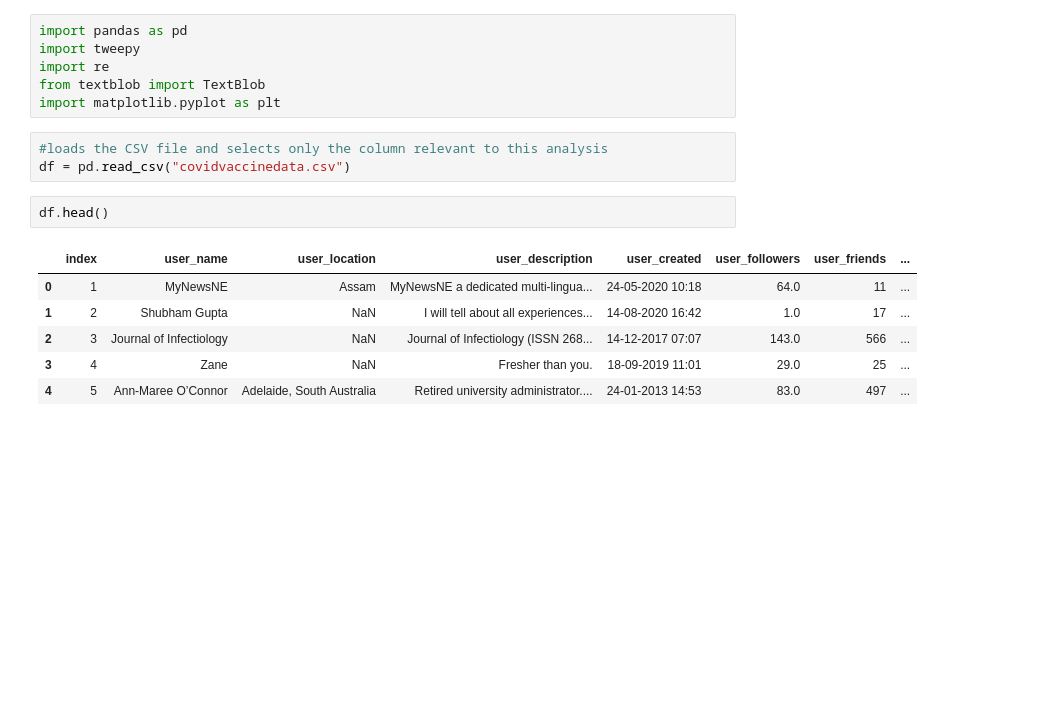
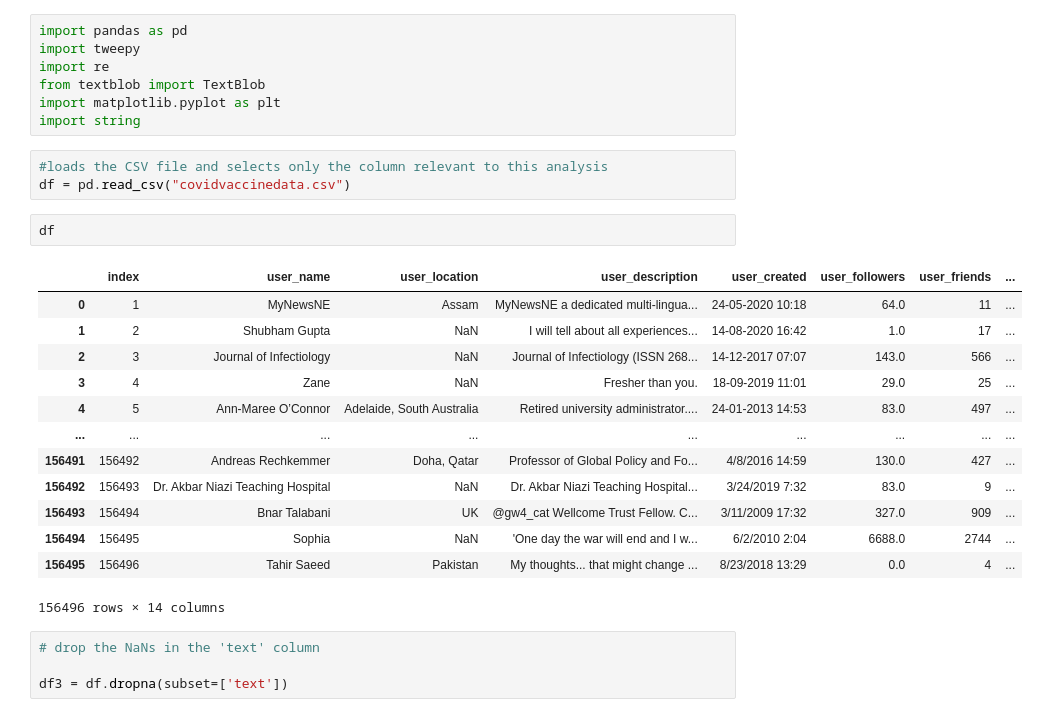
Before and after one commit to brettmw92/Covid-Vaccine-Hashtagged-Tweets, a Jupyter notebook: Twitter Text Cleaning.ipynb, the cells around one changed output. Drawn from its saved outputs; the diff is of its cells as text; blank space fills up the shorter version.

Commit message:
adding text cleaning script

```diff
--- a/Twitter Text Cleaning.ipynb
+++ b/Twitter Text Cleaning.ipynb
@@ -4,15 +4,27 @@ import tweepy
 import re
 from textblob import TextBlob
 import matplotlib.pyplot as plt
+import string
 # %%
 #loads the CSV file and selects only the column relevant to this analysis
 df = pd.read_csv("covidvaccinedata.csv")
 # %%
-df.head()
+df
 # %% [output]
 |  | index | user_name | user_location | user_description | user_created | user_followers | user_friends | ... |
 | 0 | 1 | MyNewsNE | Assam | MyNewsNE a dedicated multi-lingua... | 24-05-2020 10:18 | 64.0 | 11 | ... |
 | 1 | 2 | Shubham Gupta | NaN | I will tell about all experiences... | 14-08-2020 16:42 | 1.0 | 17 | ... |
 | 2 | 3 | Journal of Infectiology | NaN | Journal of Infectiology (ISSN 268... | 14-12-2017 07:07 | 143.0 | 566 | ... |
 | 3 | 4 | Zane | NaN | Fresher than you. | 18-09-2019 11:01 | 29.0 | 25 | ... |
 | 4 | 5 | Ann-Maree O’Connor | Adelaide, South Australia | Retired university administrator.... | 24-01-2013 14:53 | 83.0 | 497 | ... |
+| ... | ... | ... | ... | ... | ... | ... | ... | ... |
+| 156491 | 156492 | Andreas Rechkemmer | Doha, Qatar | Professor of Global Policy and Fo... | 4/8/2016 14:59 | 130.0 | 427 | ... |
+| 156492 | 156493 | Dr. Akbar Niazi Teaching Hospital | NaN | Dr. Akbar Niazi Teaching Hospital... | 3/24/2019 7:32 | 83.0 | 9 | ... |
+| 156493 | 156494 | Bnar Talabani | UK | @gw4_cat Wellcome Trust Fellow. C... | 3/11/2009 17:32 | 327.0 | 909 | ... |
+| 156494 | 156495 | Sophia | NaN | 'One day the war will end and I w... | 6/2/2010 2:04 | 6688.0 | 2744 | ... |
+| 156495 | 156496 | Tahir Saeed | Pakistan | My thoughts... that might change ... | 8/23/2018 13:29 | 0.0 | 4 | ... |
+156496 rows × 14 columns
+# %%
+# drop the NaNs in the 'text' column
+
+df3 = df.dropna(subset=['text'])
```
Also changed, not shown: parts of 6 cells of this notebook, 2 other files.
